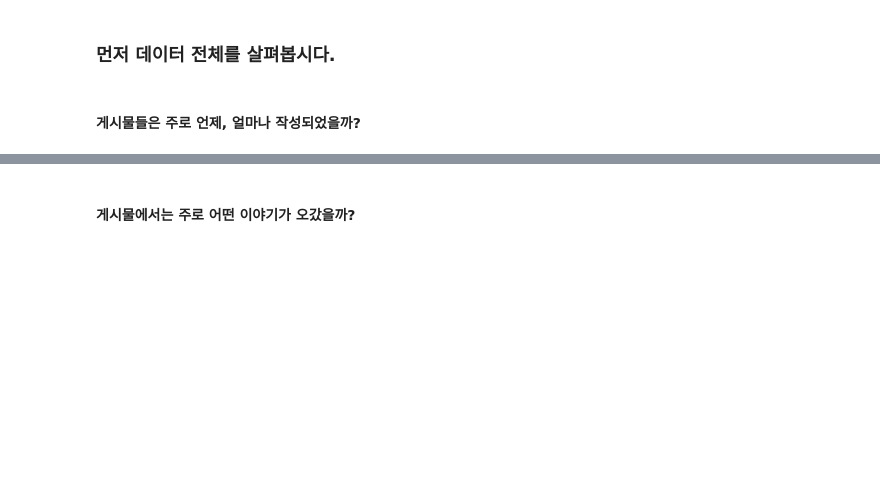
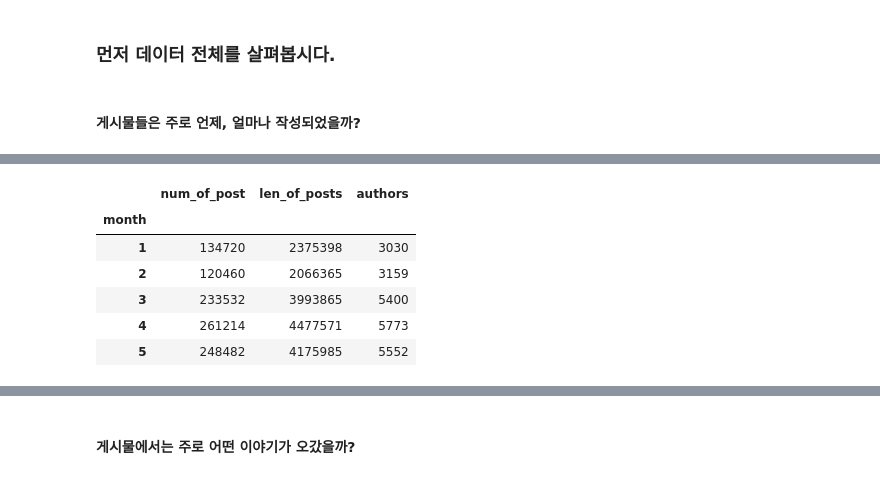
Before and after one commit to GwiHwan-Go/Detect_SC, a Jupyter notebook: Data_Analysis.ipynb, the cells around one changed output, grey strips where cells are left out. Drawn from its saved outputs; the diff is of its cells as text; code cells hidden in the pictures; blank space fills up the shorter version.

```diff
--- a/Data_Analysis.ipynb
+++ b/Data_Analysis.ipynb
@@ -504,0 +443,18 @@ df.date = data.date.dt.month
+# %%
+result_by_month = pd.DataFrame({
+    'num_of_post' : df_month.groupby(by='date').count().title,
+    'len_of_posts' : df_month.groupby(by='date').sum().len,
+    'authors' : df_month.groupby(['date', 'author']).count().groupby('date').count().len
+    })
+result_by_month.loc['sum',:]=result_by_month.sum()
+result_by_month = result_by_month.reset_index().rename(columns={'date': 'month'}).set_index('month')
+result_by_month = result_by_month.astype('int32')
+result_by_month.head()
+# %% [output]
+|  | num_of_post | len_of_posts | authors |
+| month |  |  |  |
+| 1 | 134720 | 2375398 | 3030 |
+| 2 | 120460 | 2066365 | 3159 |
+| 3 | 233532 | 3993865 | 5400 |
+| 4 | 261214 | 4477571 | 5773 |
+| 5 | 248482 | 4175985 | 5552 |
```
Also changed, not shown: parts of 31 cells of this notebook.
